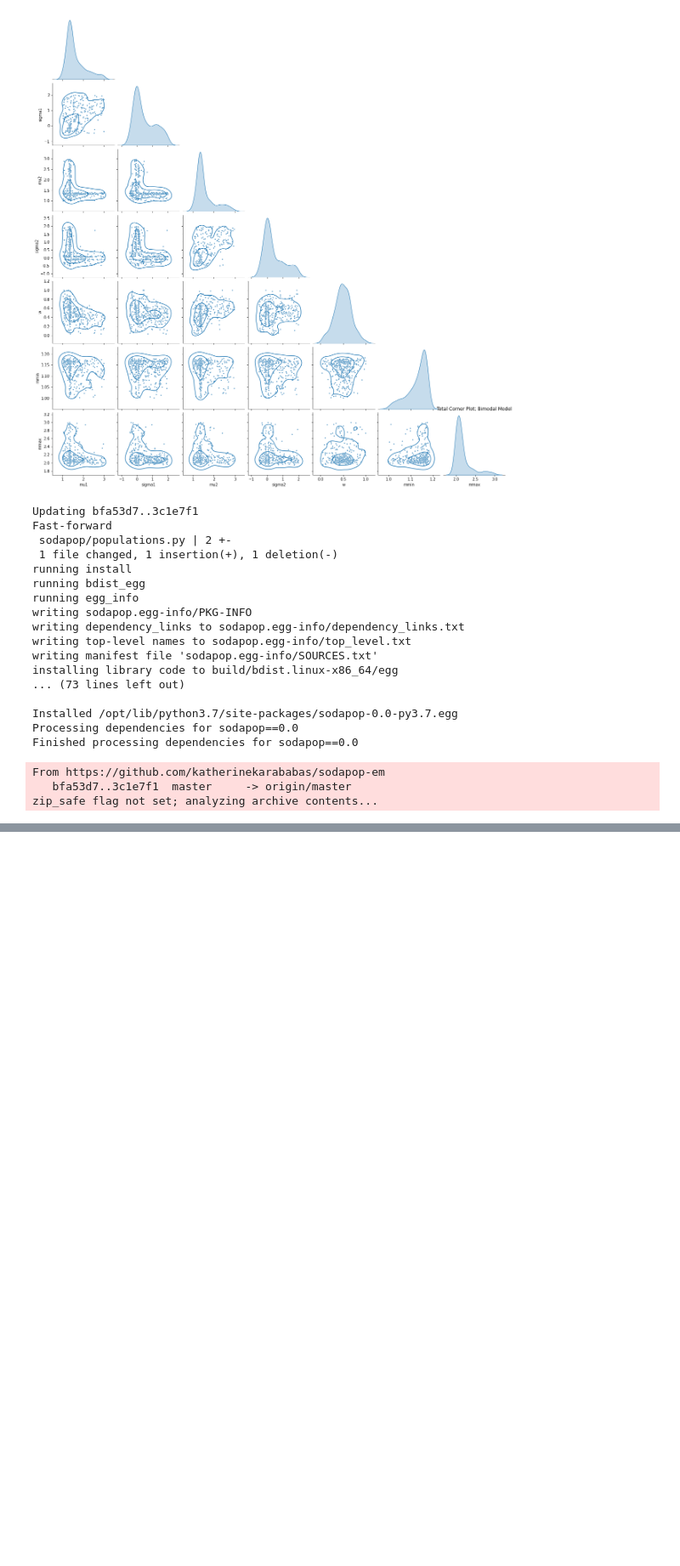
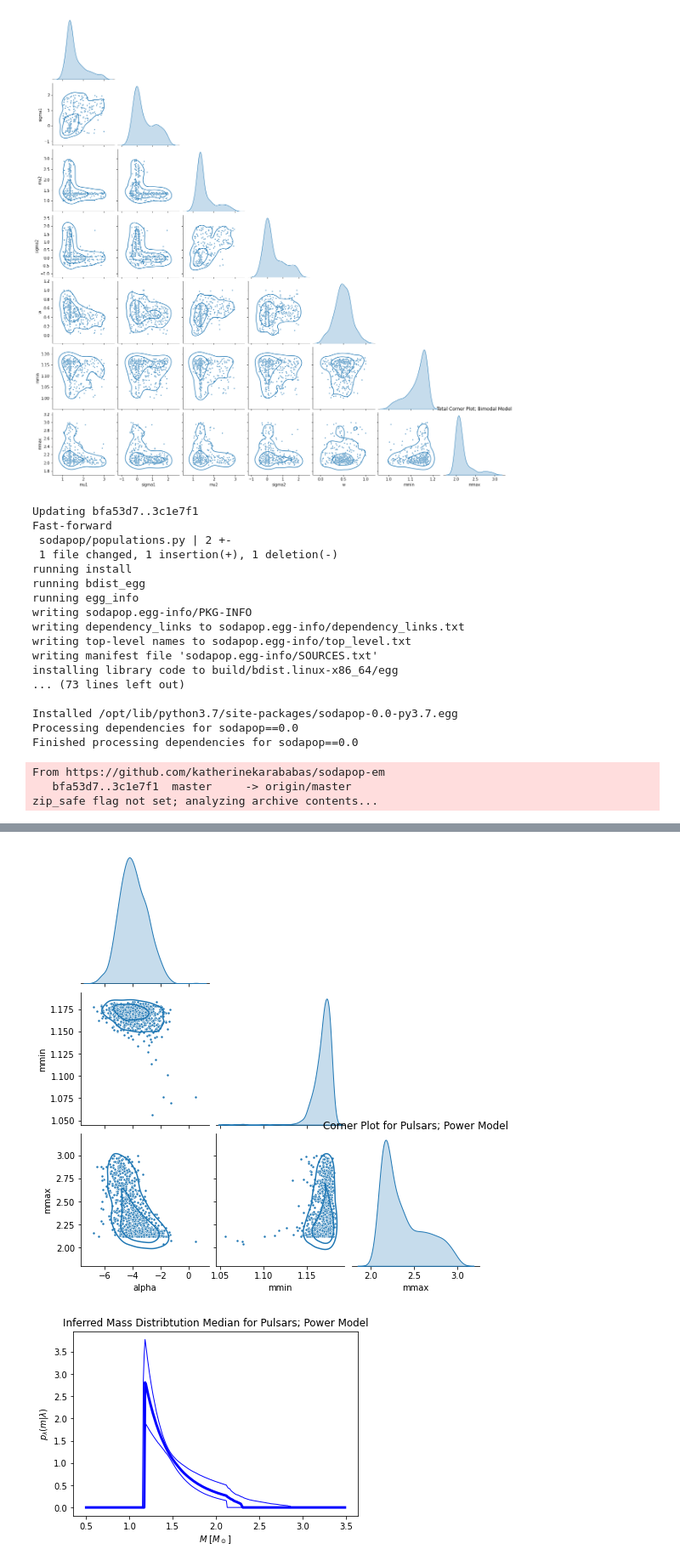
Before and after one commit to katherinekarababas/sodapop-em, a Jupyter notebook: Pulsar_Likelihoods_with_Different_Models.ipynb, the cells around one changed output, grey strips where cells are left out. Shown: that part at 85% size. Saved outputs shown, nothing was run; the diff lists cells and outputs as text; code cells hidden in the pictures; blank space fills up the shorter version.

```diff
--- a/Pulsar_Likelihoods_with_Different_Models.ipynb
+++ b/Pulsar_Likelihoods_with_Different_Models.ipynb
@@ -453,0 +464,35 @@ effective samples per second is 4
+# %%
+import numpy as np
+import matplotlib.pyplot as plt
+import seaborn as sns
+import pandas as pd
+
+#corner plot
+
+post_dat = np.genfromtxt(pop_mod+'.csv',delimiter=',',names=True,dtype=None)
+
+params = post_dat.dtype.names[:-3]
+post = np.column_stack([post_dat[param] for param in params])
+post_frame = pd.DataFrame(post,columns=params)
+
+fig = sns.pairplot(post_frame, kind='scatter', markers='.', diag_kind='kde', corner=True, diag_kws=dict(lw=1,common_norm=False))
+fig.map_lower(sns.kdeplot, levels=[0.1,0.5])
+
+plt.title ('Corner Plot for Pulsars; Power Model')
+plt.show()
+
+ppd_data = np.genfromtxt(pop_mod+'_ppd.csv',delimiter=',',names=True,dtype=None)
+
+colours = plt.rcParams['axes.prop_cycle'].by_key()['color'] # pyplot magic to get default colours
+
+plt.plot(ppd_data['m'],ppd_data['med'],lw=3, color='b') # inferred mass distribution median
+plt.plot(ppd_data['m'],ppd_data['ub'],lw=1, color='b') #upper error bound
+plt.plot(ppd_data['m'],ppd_data['lb'],lw=1, color='b') #lower error bound
+
+plt.title ('Inferred Mass Distribtution Median for Pulsars; Power Model')
+plt.xlabel(r'$M$ [$M_\odot$]')
+plt.ylabel(r'$p_\lambda(m|\lambda)$')
+plt.show()
+# %% [output]
+[figure, added]
+[figure, added]
```
Also changed, not shown: parts of 2 cells of this notebook.
